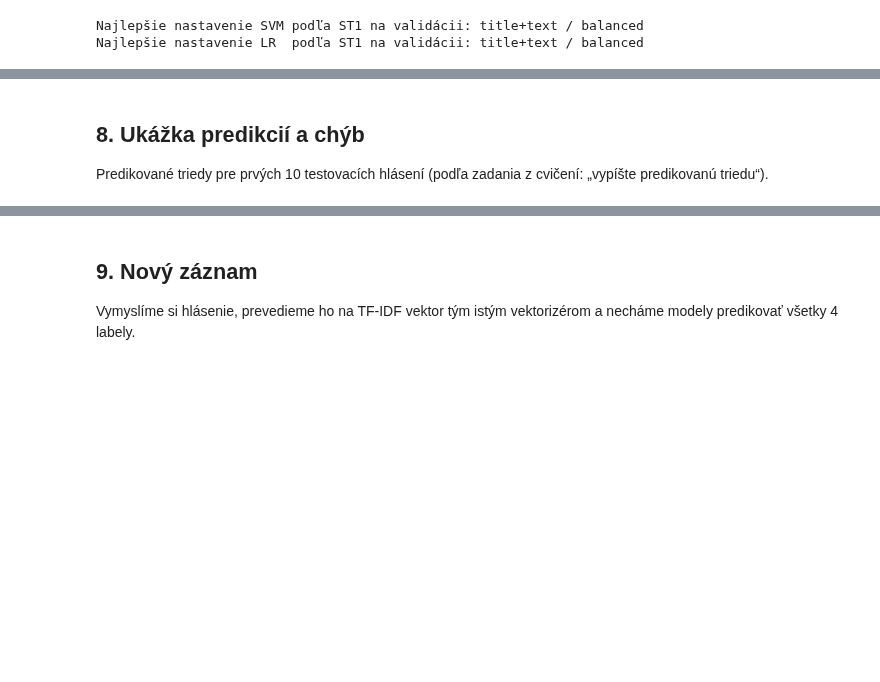
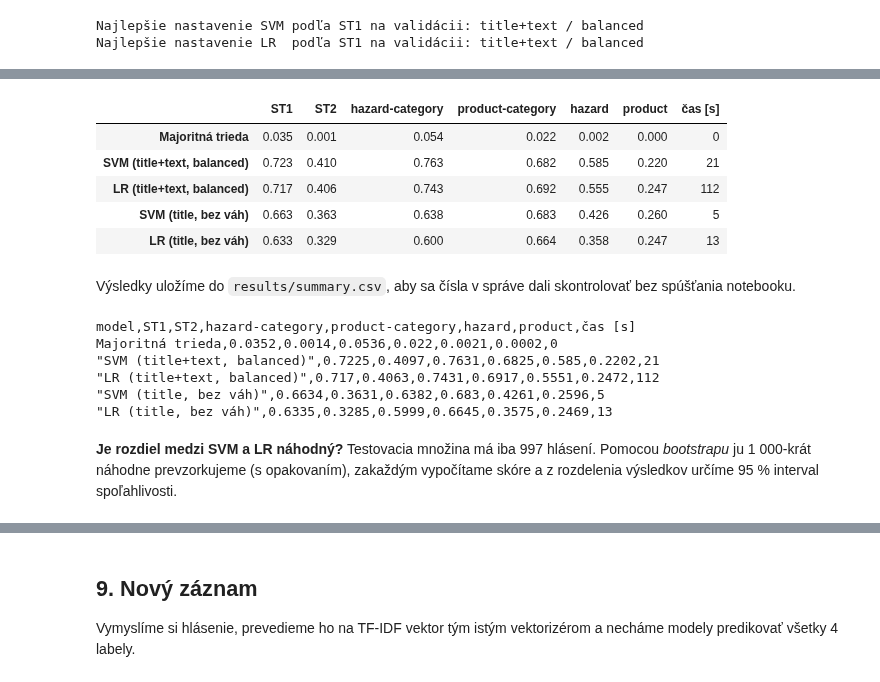
Before and after one commit to alzbetajaksova-ux/NLP_food_hazard, a Jupyter notebook: notebooks/baseline_food_hazard.ipynb, the cells around one changed output, grey strips where cells are left out. Drawn from its saved outputs; the diff is of its cells as text; code cells hidden in the pictures; blank space fills up the shorter version.

```diff
--- a/notebooks/baseline_food_hazard.ipynb
+++ b/notebooks/baseline_food_hazard.ipynb
@@ -282,4 +254,64 @@ LR trénovanie: 529 s
-# %% [markdown]
-## 8. Ukážka predikcií a chýb
-
-Predikované triedy pre prvých 10 testovacích hlásení (podľa zadania z cvičení: „vypíšte predikovanú triedu“).
+# %%
+def nastavenie(riadok):
+    return riadok["vstup"], (None if riadok["váhy tried"] == "žiadne" else "balanced")
+
+def najlepsi_riadok(model, pole=None):
+    r = porovnanie[porovnanie.model == model]
+    if pole is not None:
+        r = r[r.vstup == pole]
+    return r.sort_values("ST1", ascending=False).iloc[0]
+
+vysledky, casy, predikcie, modely = {}, {}, {}, {}
+
+def spusti(nazov, tvorca, pole):
+    _, X_tr, _, X_te = matice[pole]
+    t = time.time()
+    pred, mod = natrenuj_a_predikuj(tvorca, X_tr, X_te)
+    casy[nazov] = round(time.time() - t)
+    vysledky[nazov] = vyhodnot(test, pred)
+    predikcie[nazov], modely[nazov] = pred, mod
+
+# spodná hranica
+spusti("Majoritná trieda", lambda: DummyClassifier(strategy="most_frequent"), "title")
+
+# najlepšie nastavenia z validácie (titulok + text)
+pole, v = nastavenie(najlepsi_riadok("SVM"))
+spusti(f"SVM ({pole}, {v or 'bez váh'})", lambda: model_svm(v), pole)
+pole_lr, v_lr = nastavenie(najlepsi_riadok("LR"))
+spusti(f"LR ({pole_lr}, {v_lr or 'bez váh'})", lambda: model_lr(v_lr), pole_lr)
+
+# iba titulok – rovnaký vstup ako baseline organizátorov
+_, v_t = nastavenie(najlepsi_riadok("SVM", "title"))
+spusti(f"SVM (title, {v_t or 'bez váh'})", lambda: model_svm(v_t), "title")
+_, v_tl = nastavenie(najlepsi_riadok("LR", "title"))
+spusti(f"LR (title, {v_tl or 'bez váh'})", lambda: model_lr(v_tl), "title")
+
+NAZOV_SVM = f"SVM ({pole}, {v or 'bez váh'})"
+NAZOV_LR = f"LR ({pole_lr}, {v_lr or 'bez váh'})"
+pred_svm, pred_lr, modely_lr = predikcie[NAZOV_SVM], predikcie[NAZOV_LR], modely[NAZOV_LR]
+
+tabulka = pd.DataFrame(vysledky).T[["ST1", "ST2"] + LABELY]
+tabulka["čas [s]"] = pd.Series(casy)
+tabulka.round(3)
+# %% [output]
+|  | ST1 | ST2 | hazard-category | product-category | hazard | product | čas [s] |
+| Majoritná trieda | 0.035 | 0.001 | 0.054 | 0.022 | 0.002 | 0.000 | 0 |
+| SVM (title+text, balanced) | 0.723 | 0.410 | 0.763 | 0.682 | 0.585 | 0.220 | 21 |
+| LR (title+text, balanced) | 0.717 | 0.406 | 0.743 | 0.692 | 0.555 | 0.247 | 112 |
+| SVM (title, bez váh) | 0.663 | 0.363 | 0.638 | 0.683 | 0.426 | 0.260 | 5 |
+| LR (title, bez váh) | 0.633 | 0.329 | 0.600 | 0.664 | 0.358 | 0.247 | 13 |
+# %% [markdown]
+Výsledky uložíme do `results/summary.csv`, aby sa čísla v správe dali skontrolovať bez spúšťania notebooku.
+# %%
+os.makedirs("results", exist_ok=True)
+tabulka.round(4).to_csv("results/summary.csv", index_label="model")
+print(open("results/summary.csv").read())
+# %% [output]
+model,ST1,ST2,hazard-category,product-category,hazard,product,čas [s]
+Majoritná trieda,0.0352,0.0014,0.0536,0.022,0.0021,0.0002,0
+"SVM (title+text, balanced)",0.7225,0.4097,0.7631,0.6825,0.585,0.2202,21
+"LR (title+text, balanced)",0.717,0.4063,0.7431,0.6917,0.5551,0.2472,112
+"SVM (title, bez váh)",0.6634,0.3631,0.6382,0.683,0.4261,0.2596,5
+"LR (title, bez váh)",0.6335,0.3285,0.5999,0.6645,0.3575,0.2469,13
+# %% [markdown]
+**Je rozdiel medzi SVM a LR náhodný?** Testovacia množina má iba 997 hlásení. Pomocou *bootstrapu* ju 1 000-krát náhodne prevzorkujeme (s opakovaním), zakaždým vypočítame skóre a z rozdelenia výsledkov určíme 95 % interval spoľahlivosti.
```
Also changed, not shown: parts of 23 cells of this notebook, 5 other files.
